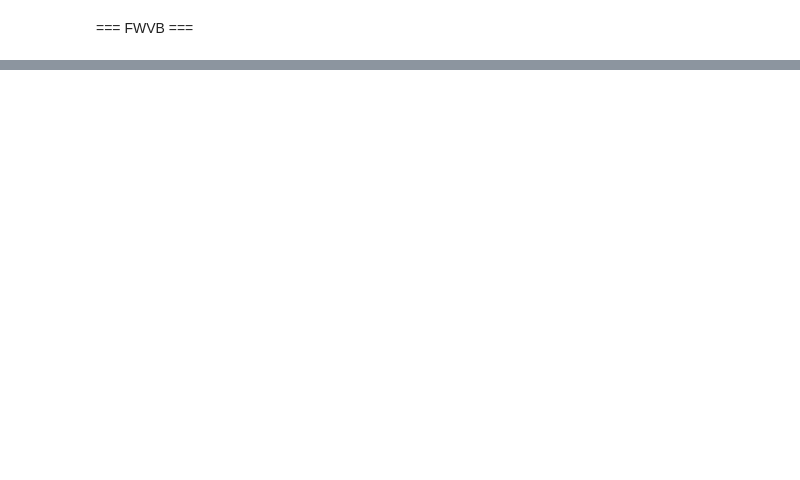
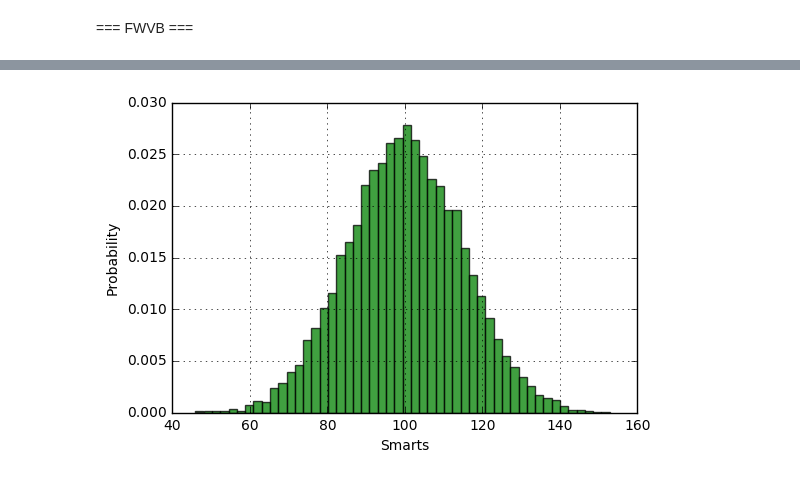
Before and after one commit to aw3s/PT3S, a Jupyter notebook: nb/XmWithPandas.ipynb, the cells around one changed output, grey strips where cells are left out. Cells and saved outputs as stored; diff of their text form; code cells hidden in the pictures; blank space fills up the shorter version.

```diff
--- a/nb/XmWithPandas.ipynb
+++ b/nb/XmWithPandas.ipynb
@@ -195,0 +330,6 @@ dtype: int64
+# %%
+#fig=plt.figure()
+#ax=fig.add_subplot(111)
+plt.figure()
+ax=plt.subplot()
+#ax=plt.gca()
@@ -195,0 +352,11 @@ dtype: int64
+# %%
+ax.set_xlabel('Smarts')
+ax.set_ylabel('Probability')
+#ax.set_title(r'$\mathrm{Histogram\ of\ IQ:}\ \mu=100,\ \sigma=15$')
+ax.set_xlim(40, 160)
+ax.set_ylim(0, 0.03)
+ax.grid(True)
+
+plt.show()
+# %% [output]
+[figure, added]
```
Also changed, not shown: parts of 89 cells of this notebook, 2 other files.
